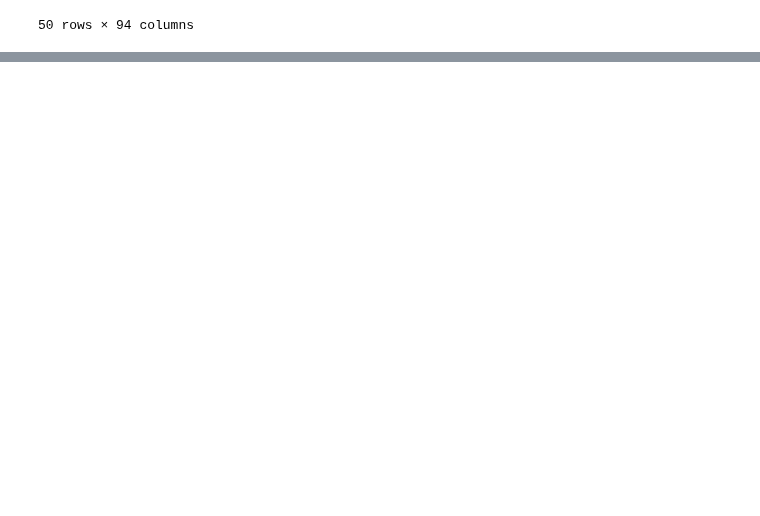
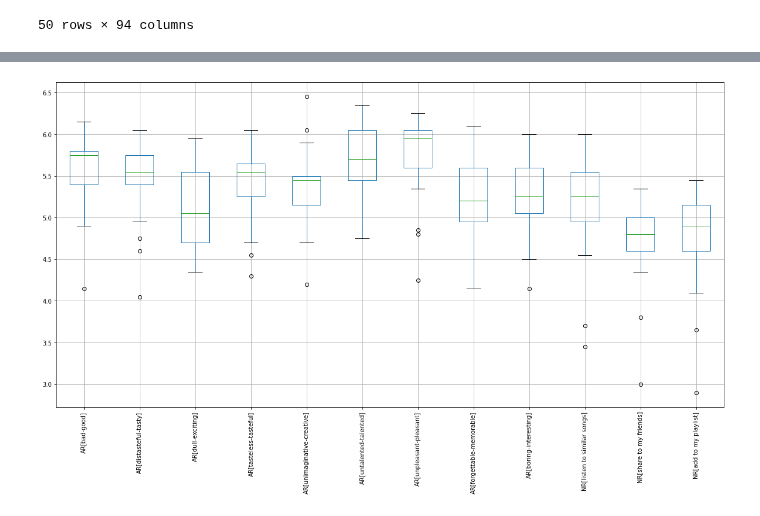
Before and after one commit to dlsucomet/aWit-trial, a Jupyter notebook: LEGIT LEGIT 032023/legit/CROWDSOURCE X EXTRINSIC/CrowdsourceXExtrinsic.ipynb, the cells around one changed output, grey strips where cells are left out. Cells and saved outputs as stored; diff of their text form; code cells hidden in the pictures; blank space fills up the shorter version.

```diff
--- a/LEGIT LEGIT 032023/legit/CROWDSOURCE X EXTRINSIC/CrowdsourceXExtrinsic.ipynb
+++ b/LEGIT LEGIT 032023/legit/CROWDSOURCE X EXTRINSIC/CrowdsourceXExtrinsic.ipynb
@@ -166,3 +166,8 @@ merged
 | 48 | 48 | Yakap | zack tabudlo | Major | 0 | 73.0 | 34 | 0 | ... |
 | 49 | 49 | Shut Down | blackpink | Major | 0 | 73.0 | 90 | 95 | ... |
 50 rows × 94 columns
+# %%
+avg = merged['trend_avg'].mean()
+low = merged[merged['trend_avg'] < avg]
+up = merged[merged['trend_avg'] >= avg]
+avg
@@ -168,0 +180,4 @@ merged
+# %%
+boxplot = up.boxplot(column=['AR[bad-good]', 'AR[distasteful-tasty]', 'AR[dull-exciting]', 'AR[tasteless-tasteful]', 'AR[unimaginative-creative]', 'AR[untalented-talented]', 'AR[unpleasant-pleasant]', 'AR[forgettable-memorable]', 'AR[boring-interesting]', 'NR[listen to similar songs]', 'NR[share to my friends]', 'NR[add to my playlist]'], figsize=(20,10), rot=90)
+# %% [output]
+[figure, added]
```
Also changed, not shown: parts of 2 cells of this notebook.
